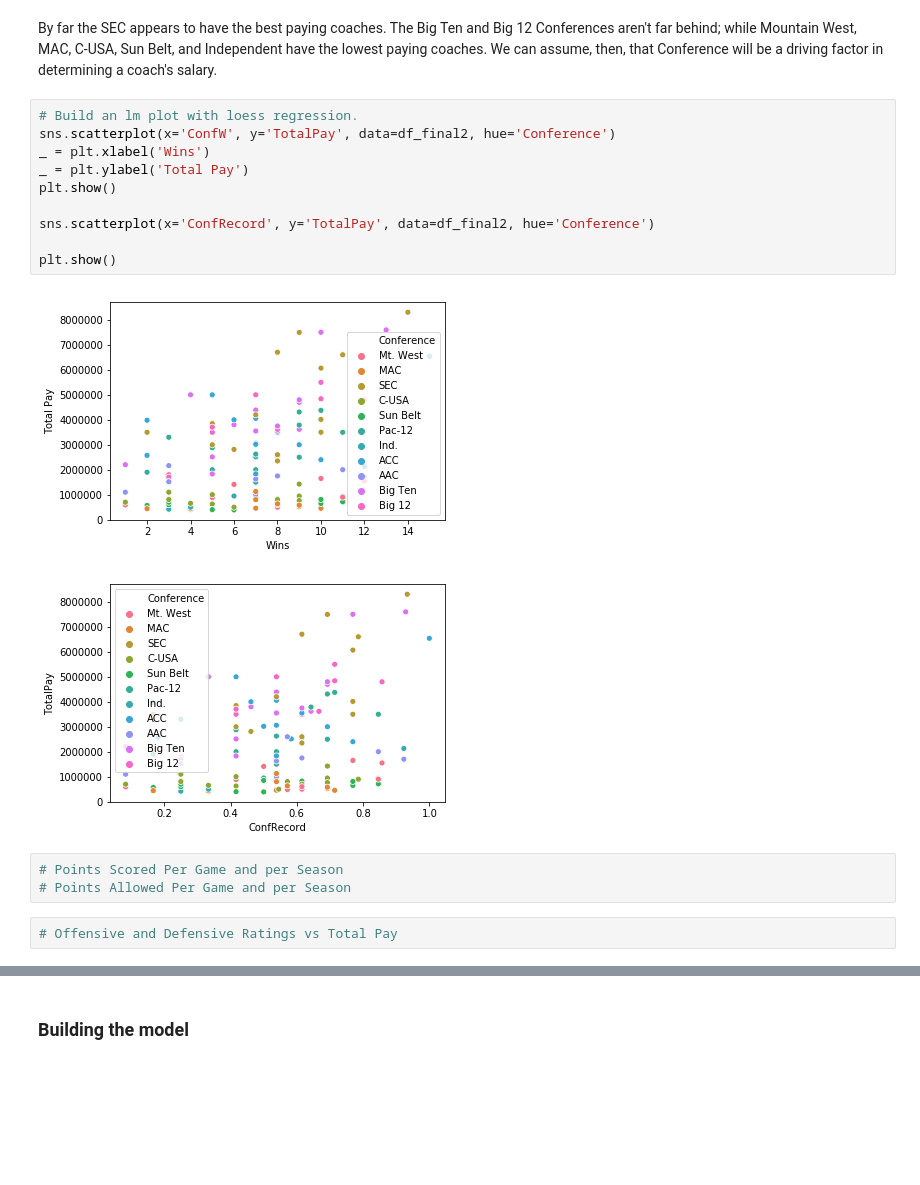
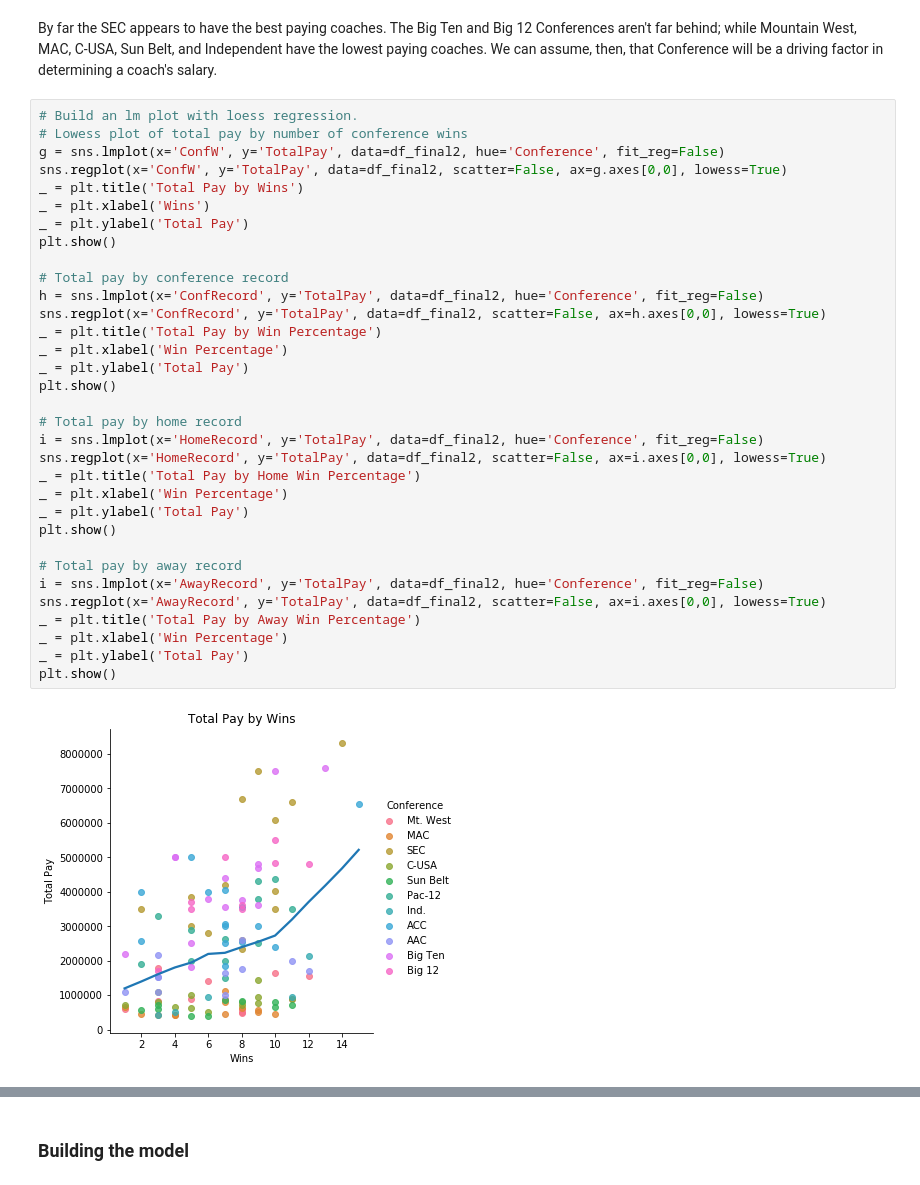
Before and after one commit to MartnAR/IST718, a Jupyter notebook: Labs/Coaches9_2_2/Alonso_Lab1.ipynb, the cells around one changed output, grey strips where cells are left out. Cells and saved outputs as stored; diff of their text form; blank space fills up the shorter version.

```diff
--- a/Labs/Coaches9_2_2/Alonso_Lab1.ipynb
+++ b/Labs/Coaches9_2_2/Alonso_Lab1.ipynb
@@ -451,21 +448,38 @@ plt.show()
 [figure]
 # %% [markdown]
 By far the SEC appears to have the best paying coaches. The Big Ten and Big 12 Conferences aren't far behind; while Mountain West, MAC, C-USA, Sun Belt, and Independent have the lowest paying coaches. We can assume, then, that Conference will be a driving factor in determining a coach's salary.
-# %%
-# Build an lm plot with loess regression.
-sns.scatterplot(x='ConfW', y='TotalPay', data=df_final2, hue='Conference')
-_ = plt.xlabel('Wins')
-_ = plt.ylabel('Total Pay')
-plt.show()
-
-sns.scatterplot(x='ConfRecord', y='TotalPay', data=df_final2, hue='Conference')
-
-plt.show()
-# %% [output]
-[figure, removed]
-[figure, removed]
-# %%
-# Points Scored Per Game and per Season
-# Points Allowed Per Game and per Season
-# %%
-# Offensive and Defensive Ratings vs Total Pay
+# %%
+# Build an lm plot with loess regression.
+# Lowess plot of total pay by number of conference wins
+g = sns.lmplot(x='ConfW', y='TotalPay', data=df_final2, hue='Conference', fit_reg=False)
+sns.regplot(x='ConfW', y='TotalPay', data=df_final2, scatter=False, ax=g.axes[0,0], lowess=True)
+_ = plt.title('Total Pay by Wins')
+_ = plt.xlabel('Wins')
+_ = plt.ylabel('Total Pay')
+plt.show()
+
+# Total pay by conference record
+h = sns.lmplot(x='ConfRecord', y='TotalPay', data=df_final2, hue='Conference', fit_reg=False)
+sns.regplot(x='ConfRecord', y='TotalPay', data=df_final2, scatter=False, ax=h.axes[0,0], lowess=True)
+_ = plt.title('Total Pay by Win Percentage')
+_ = plt.xlabel('Win Percentage')
+_ = plt.ylabel('Total Pay')
+plt.show()
+
+# Total pay by home record
+i = sns.lmplot(x='HomeRecord', y='TotalPay', data=df_final2, hue='Conference', fit_reg=False)
+sns.regplot(x='HomeRecord', y='TotalPay', data=df_final2, scatter=False, ax=i.axes[0,0], lowess=True)
+_ = plt.title('Total Pay by Home Win Percentage')
+_ = plt.xlabel('Win Percentage')
+_ = plt.ylabel('Total Pay')
+plt.show()
+
+# Total pay by away record
+i = sns.lmplot(x='AwayRecord', y='TotalPay', data=df_final2, hue='Conference', fit_reg=False)
+sns.regplot(x='AwayRecord', y='TotalPay', data=df_final2, scatter=False, ax=i.axes[0,0], lowess=True)
+_ = plt.title('Total Pay by Away Win Percentage')
+_ = plt.xlabel('Win Percentage')
+_ = plt.ylabel('Total Pay')
+plt.show()
+# %% [output]
+[figure, added]
```
Also changed, not shown: parts of 18 cells of this notebook, 1 other file.
